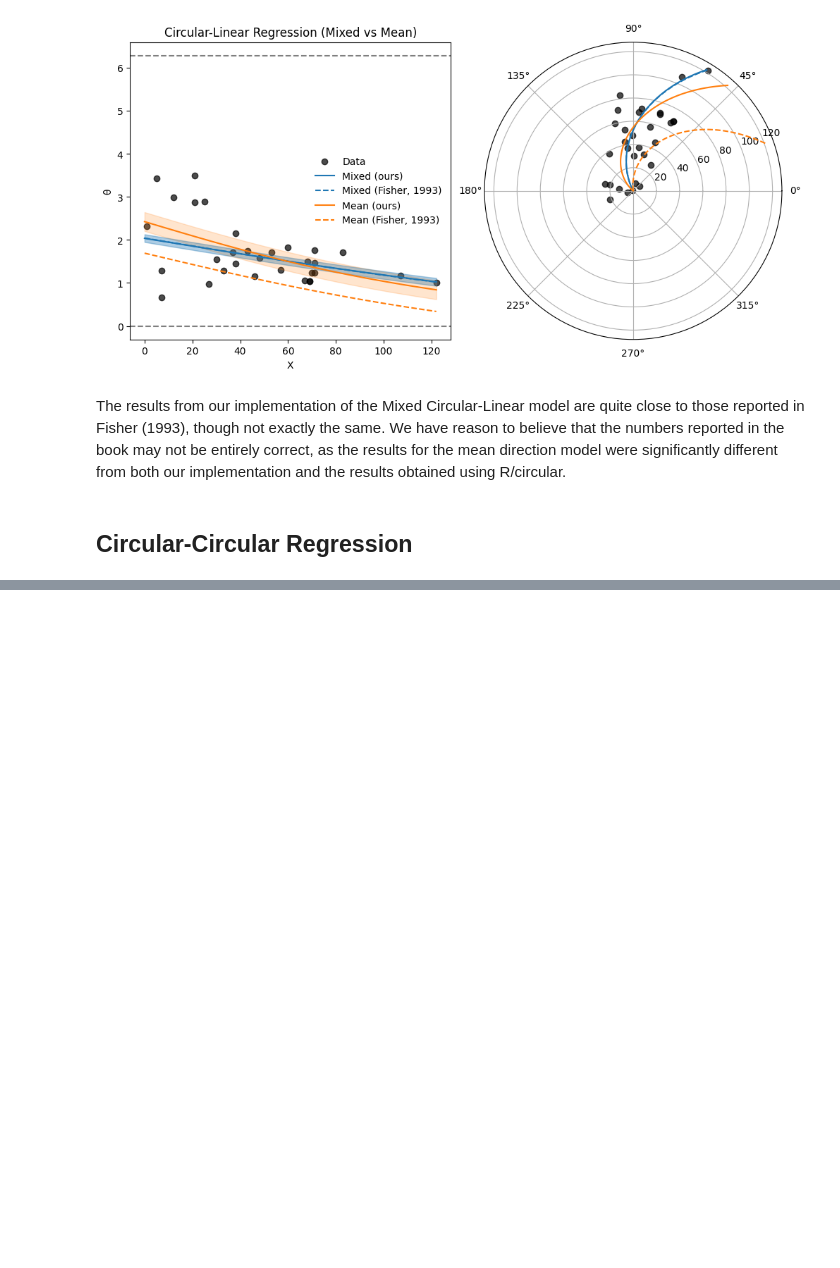
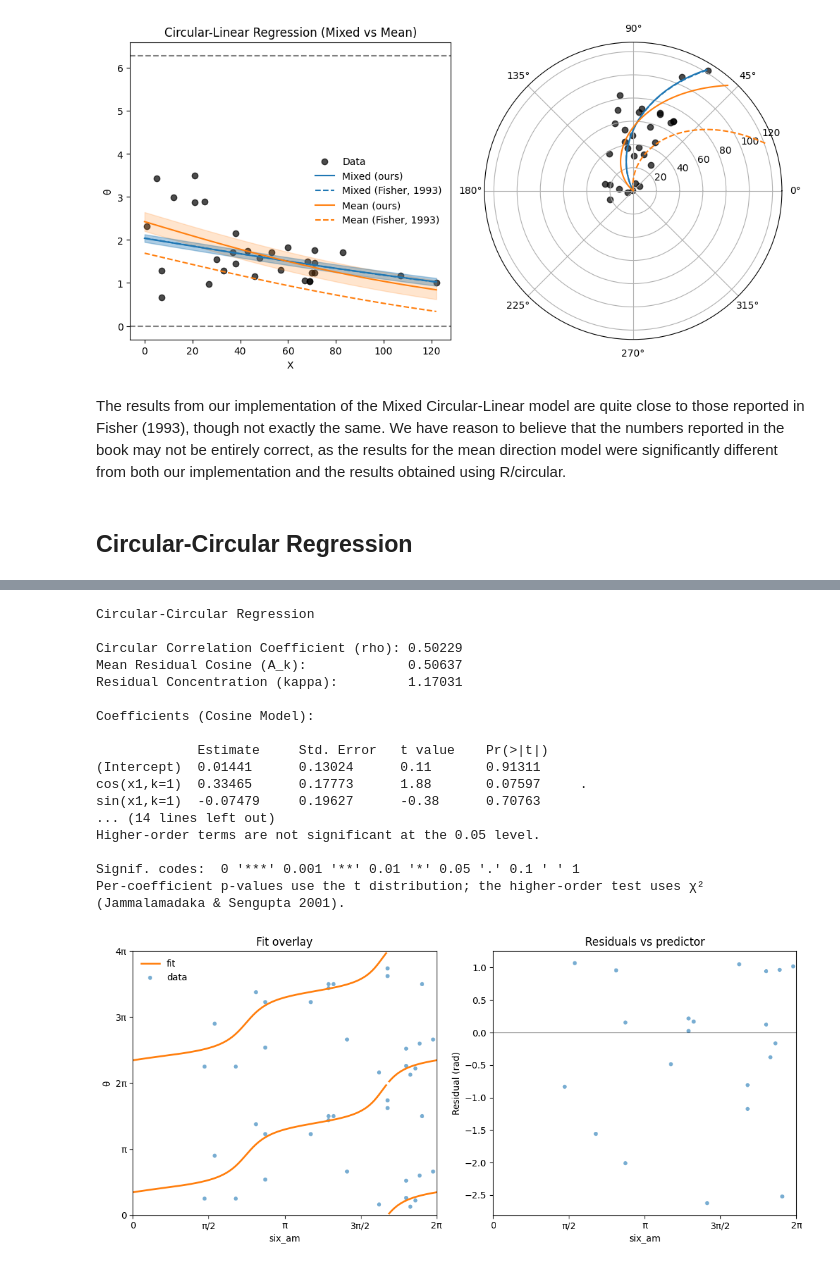
Before and after one commit to circstat/pycircstat2, a Jupyter notebook: examples/T4-regression.ipynb, the cells around one changed output, grey strips where cells are left out. Saved outputs shown, nothing was run; the diff lists cells and outputs as text; code cells hidden in the pictures; blank space fills up the shorter version.

```diff
--- a/examples/T4-regression.ipynb
+++ b/examples/T4-regression.ipynb
@@ -425,3 +408,28 @@ Per-coefficient p-values use the t distribution; the higher-order test uses χ²
+# %%
+# Pewsey §8.6 orientation: noon ~ 6am. Reproduces the book exactly —
+# rho = 0.502, higher-order p = (0.0997, 0.9475): no reason to go beyond m = 1.
+cc = CCRegression(formula="noon ~ six_am", data=df_wind)
+cc.plot()
+cc.summary()
+# %% [output]
+Circular-Circular Regression
+
+Circular Correlation Coefficient (rho): 0.50229
+Mean Residual Cosine (A_k):             0.50637
+Residual Concentration (kappa):         1.17031
+
+Coefficients (Cosine Model):
+
+             Estimate     Std. Error   t value    Pr(>|t|)
+(Intercept)  0.01441      0.13024      0.11       0.91311
+cos(x1,k=1)  0.33465      0.17773      1.88       0.07597     .
+sin(x1,k=1)  -0.07479     0.19627      -0.38      0.70763
+... (14 lines left out)
+Higher-order terms are not significant at the 0.05 level.
+
+Signif. codes:  0 '***' 0.001 '**' 0.01 '*' 0.05 '.' 0.1 ' ' 1
+Per-coefficient p-values use the t distribution; the higher-order test uses χ² (Jammalamadaka & Sengupta 2001).
+[figure, added]
 # %%
 from pycircstat2.descriptive import circ_kappa
 
```
Also changed, not shown: parts of 8 cells of this notebook.
